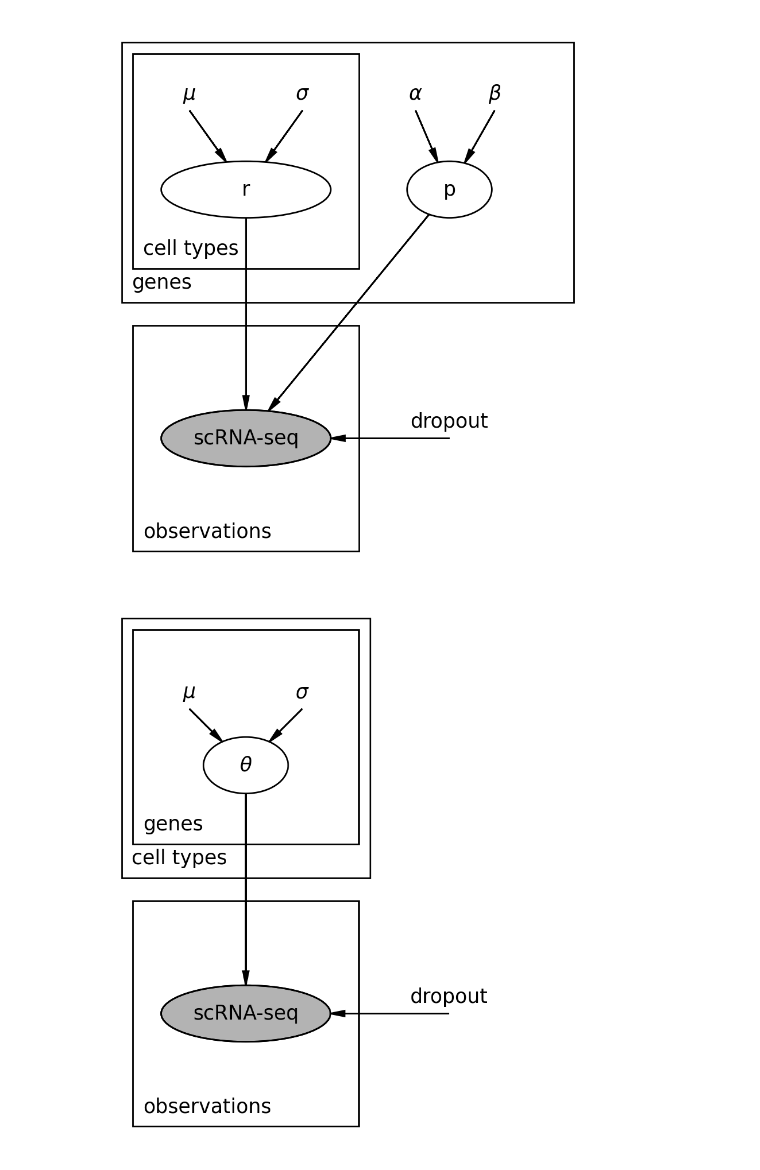
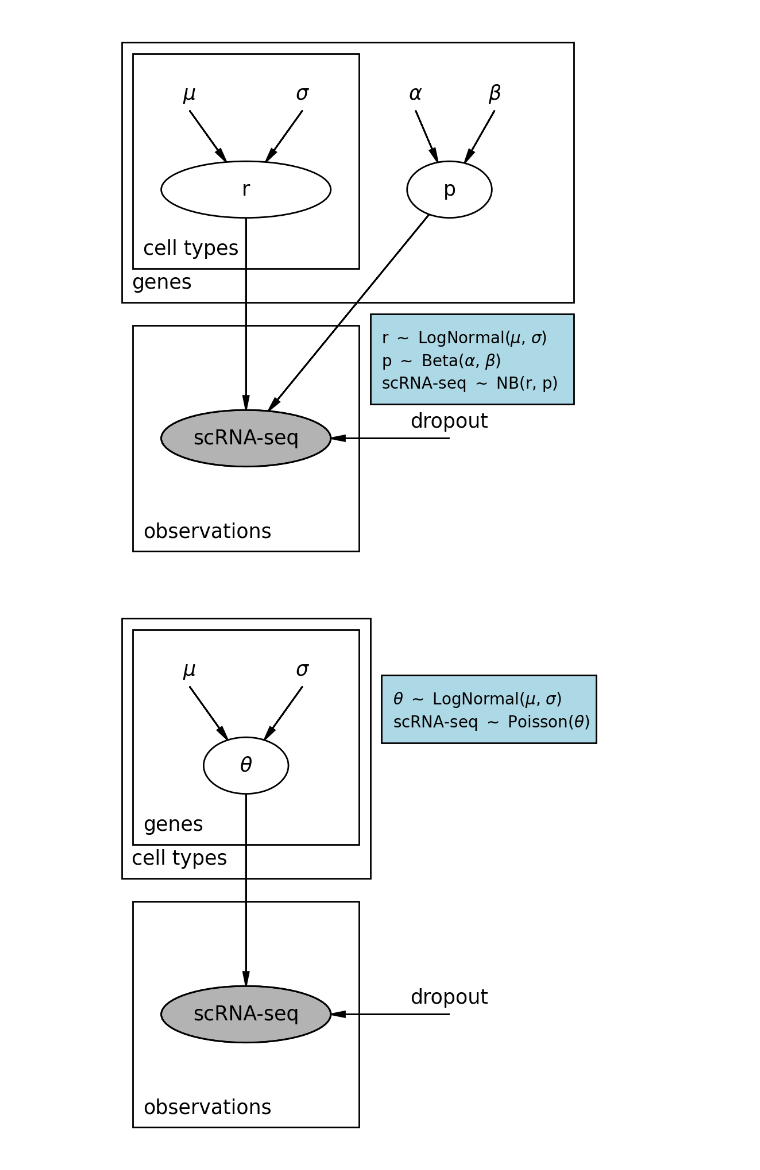
Before and after one commit to lutrarutra/deconv, a Jupyter notebook: notebooks/models.ipynb, the cells around one changed output. Saved outputs shown, nothing was run; the diff lists cells and outputs as text; code cells hidden in the pictures.

```diff
--- a/notebooks/models.ipynb
+++ b/notebooks/models.ipynb
@@ -86,35 +95,44 @@ p.add_edge("std_r", "r")
 p.add_edge("r", "scRNA-seq")
 p.add_edge("p", "scRNA-seq")
 
+p.add_plate([2.1, -0.9, 1.8, 0.8], rect_params=dict(facecolor="lightblue"))
+p.add_text(2.2, -0.4, r"r $\sim$ LogNormal($\mu$, $\sigma$)", fontsize=8)
+p.add_text(2.2, -0.6, r"p $\sim$ Beta($\alpha$, $\beta$)", fontsize=8)
+p.add_text(2.2, -0.8, r"scRNA-seq $\sim$ NB(r, p)", fontsize=8)
+
 p.render()
-p.savefig("../deconV/figures/NB.pdf")
+p.savefig("../deconV/figures/nb.pdf")
 # %% [output]
-[figure, old version]
+[figure, new version]
 # %%
 # LogNormal
 p = daft.PGM(aspect=3, dpi=250, line_width=0.8)
 p.add_plate([0, 0.3, 2, 1.9], label="genes")
 p.add_plate([-0.1, 0, 2.2, 2.3], label="cell types")
 p.add_plate([0, -2.2, 2,2], label="observations")
 
 p.add_node("theta", r"$\theta$", 1, 1, aspect=1.5)
 
-p.add_node("mu", r"$\mu$", 0.5, 1.5, scale=0, fixed=True)
-p.add_node("sigma", r"$\sigma$", 1.5, 1.5, scale=0, fixed=True)
+p.add_node("mu", r"$\mu$", 0.5, 1.7, scale=0, fixed=True)
+p.add_node("sigma", r"$\sigma$", 1.5, 1.7, scale=0, fixed=True)
 
 p.add_node("scRNA-seq", "scRNA-seq", 1, -1.2, observed=True)
 
 p.add_node("dropout", "dropout", 2.8, -1.2, scale=0, fixed=True)
 p.add_edge("dropout", "scRNA-seq")
 
 p.add_edge("mu", "theta")
 p.add_edge("sigma", "theta")
 p.add_edge("theta", "scRNA-seq")
 
+p.add_plate([2.2, 1.2, 1.9, 0.6], rect_params=dict(facecolor="lightblue"))
+p.add_text(2.3, 1.5, r"$\theta$ $\sim$ LogNormal($\mu$, $\sigma$)", fontsize=8)
+p.add_text(2.3, 1.3, r"scRNA-seq $\sim$ Poisson($\theta$)", fontsize=8)
+
 p.render()
 p.savefig("../deconV/figures/lognormal.pdf")
 # %% [output]
-[figure, old version]
+[figure, new version]
 # %%
 # Static
 p = daft.PGM(aspect=3, dpi=250, line_width=0.8)
```
Also changed, not shown: parts of 3 cells of this notebook, 5 other files.
